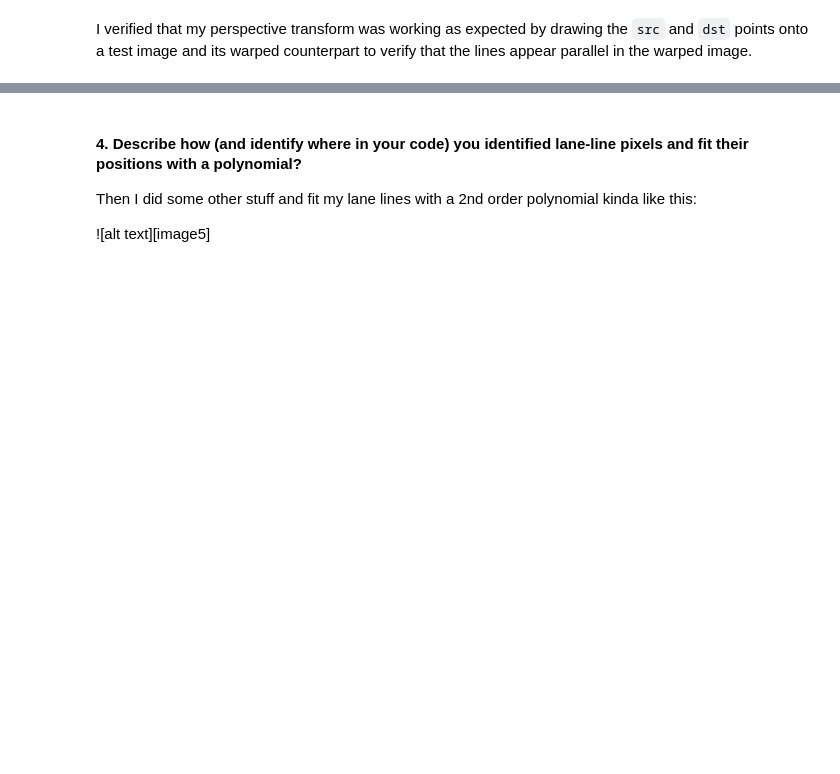
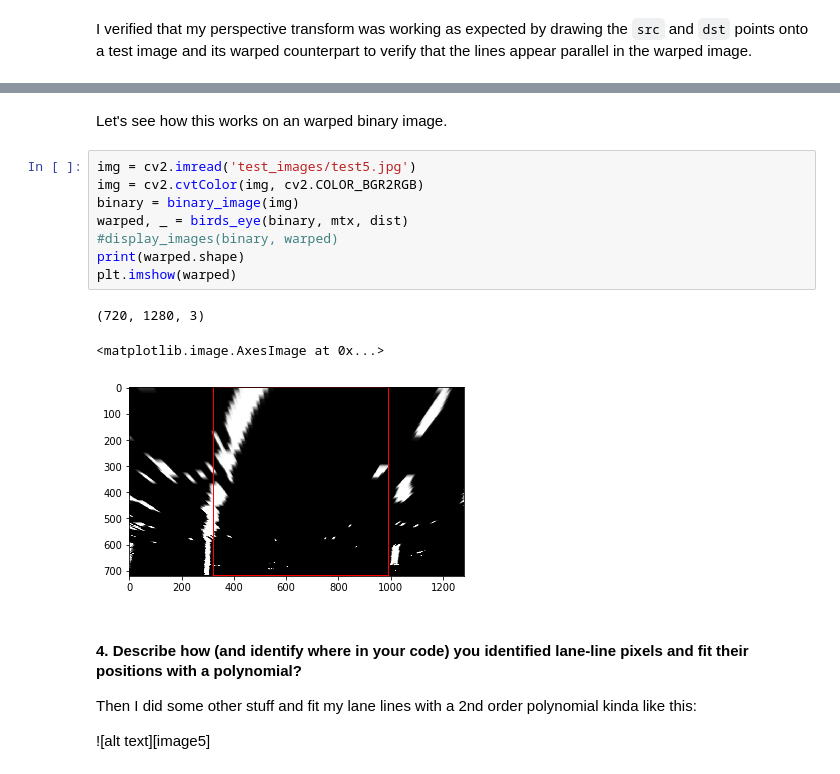
Before and after one commit to thefonseca/car-nanodegree, a Jupyter notebook: CarND-Advanced-Lane-Lines/writeup.ipynb, the cells around one changed output, grey strips where cells are left out. Cells and saved outputs as stored; diff of their text form; blank space fills up the shorter version.

```diff
--- a/CarND-Advanced-Lane-Lines/writeup.ipynb
+++ b/CarND-Advanced-Lane-Lines/writeup.ipynb
@@ -263,3 +264,17 @@ display_images(img, warped, cmap='gray')
+# %% [markdown]
+Let's see how this works on an warped binary image.
+# %%
+img = cv2.imread('test_images/test5.jpg')
+img = cv2.cvtColor(img, cv2.COLOR_BGR2RGB)
+binary = binary_image(img)
+warped, _ = birds_eye(binary, mtx, dist)
+#display_images(binary, warped)
+print(warped.shape)
+plt.imshow(warped)
+# %% [output]
+(720, 1280, 3)
+<matplotlib.image.AxesImage at 0x...>
+[figure, added]
 # %% [markdown]
 #### 4. Describe how (and identify where in your code) you identified lane-line pixels and fit their positions with a polynomial?
 
```
Also changed, not shown: parts of 12 cells of this notebook, 1 other file.
